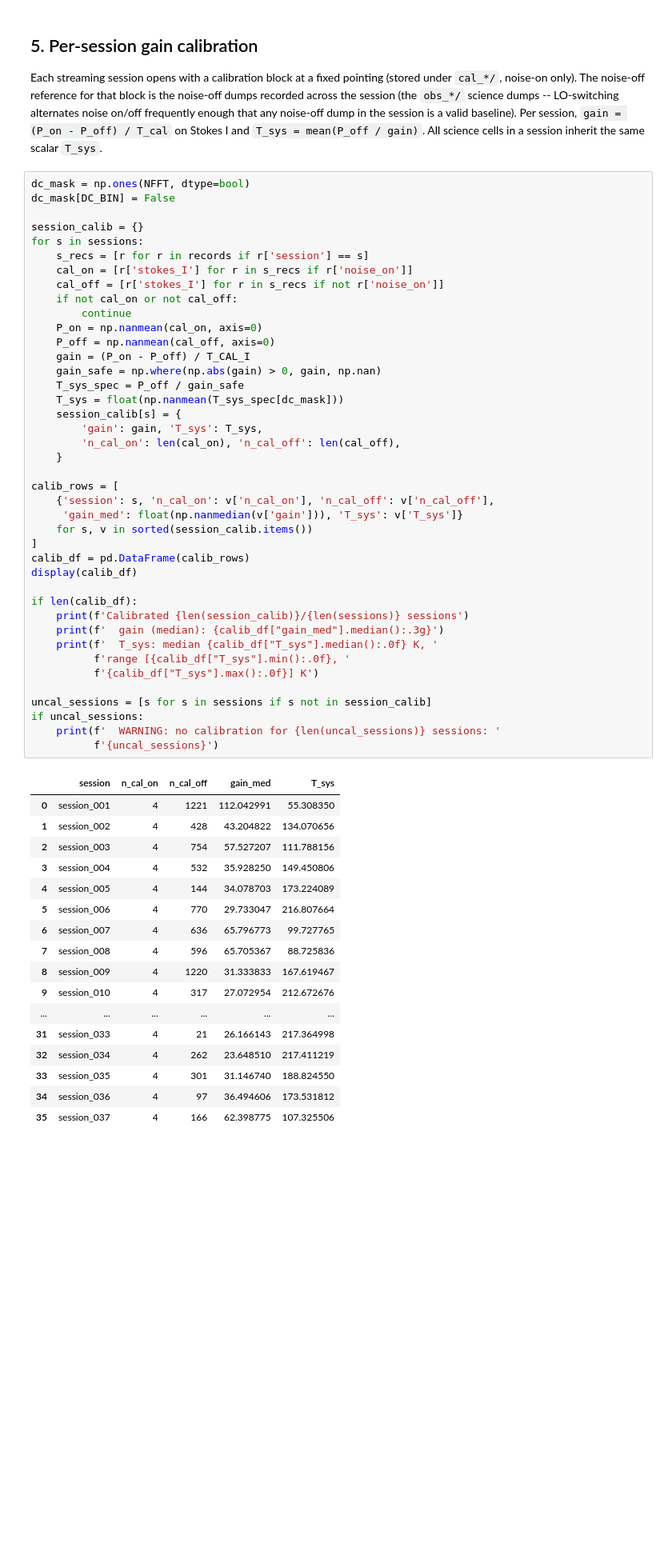
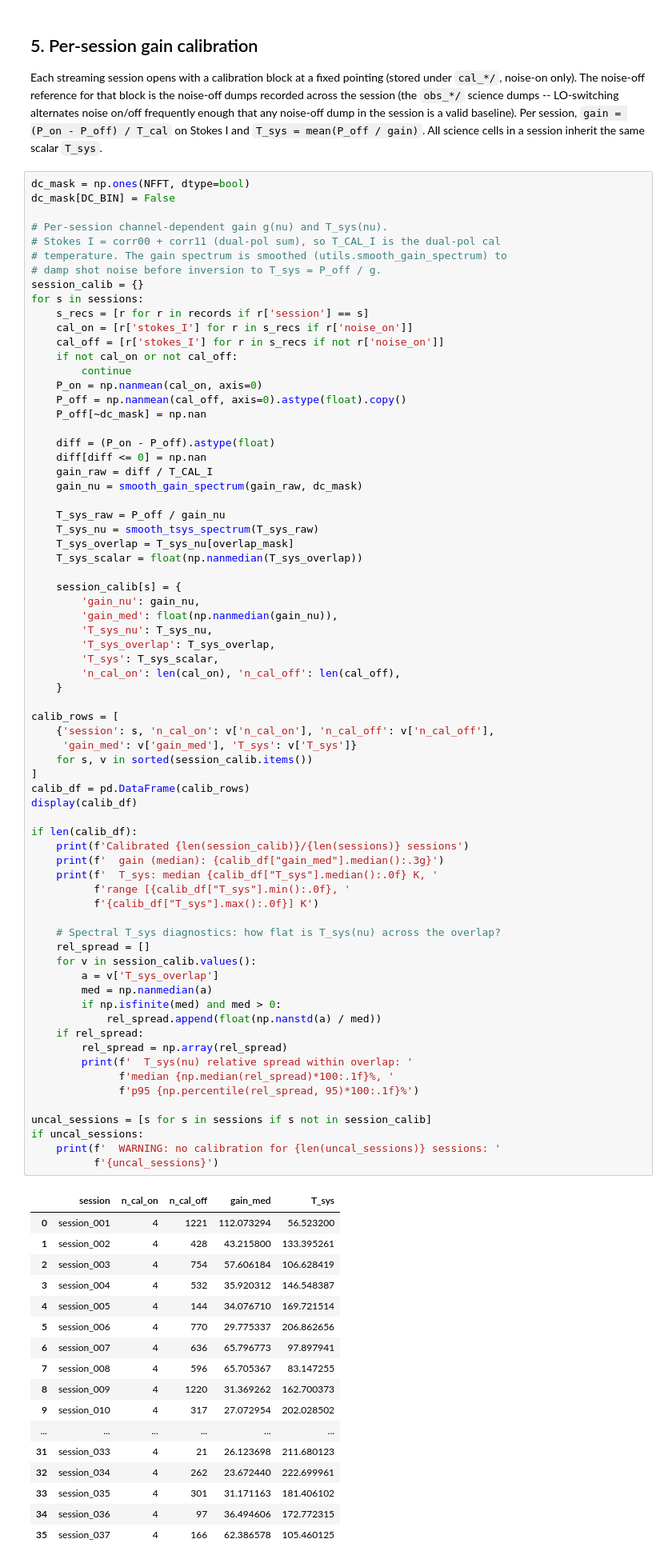
Before and after one commit to raw-asparagus/ay-121, a Jupyter notebook: labs/04/notebooks/02_scan_load.ipynb, the cells around one changed output. Shown at 80% size. Drawn from its saved outputs; the diff is of its cells as text; blank space fills up the shorter version.

```diff
--- a/labs/04/notebooks/02_scan_load.ipynb
+++ b/labs/04/notebooks/02_scan_load.ipynb
@@ -290,60 +290,89 @@ All science cells in a session inherit the same scalar `T_sys`.
 dc_mask = np.ones(NFFT, dtype=bool)
 dc_mask[DC_BIN] = False
 
+# Per-session channel-dependent gain g(nu) and T_sys(nu).
+# Stokes I = corr00 + corr11 (dual-pol sum), so T_CAL_I is the dual-pol cal
+# temperature. The gain spectrum is smoothed (utils.smooth_gain_spectrum) to
+# damp shot noise before inversion to T_sys = P_off / g.
 session_calib = {}
 for s in sessions:
     s_recs = [r for r in records if r['session'] == s]
     cal_on = [r['stokes_I'] for r in s_recs if r['noise_on']]
     cal_off = [r['stokes_I'] for r in s_recs if not r['noise_on']]
     if not cal_on or not cal_off:
         continue
     P_on = np.nanmean(cal_on, axis=0)
-    P_off = np.nanmean(cal_off, axis=0)
-    gain = (P_on - P_off) / T_CAL_I
-    gain_safe = np.where(np.abs(gain) > 0, gain, np.nan)
-    T_sys_spec = P_off / gain_safe
-    T_sys = float(np.nanmean(T_sys_spec[dc_mask]))
+    P_off = np.nanmean(cal_off, axis=0).astype(float).copy()
+    P_off[~dc_mask] = np.nan
+
+    diff = (P_on - P_off).astype(float)
+    diff[diff <= 0] = np.nan
+    gain_raw = diff / T_CAL_I
+    gain_nu = smooth_gain_spectrum(gain_raw, dc_mask)
+
+    T_sys_raw = P_off / gain_nu
+    T_sys_nu = smooth_tsys_spectrum(T_sys_raw)
+    T_sys_overlap = T_sys_nu[overlap_mask]
+    T_sys_scalar = float(np.nanmedian(T_sys_overlap))
+
     session_calib[s] = {
-        'gain': gain, 'T_sys': T_sys,
+        'gain_nu': gain_nu,
+        'gain_med': float(np.nanmedian(gain_nu)),
+        'T_sys_nu': T_sys_nu,
+        'T_sys_overlap': T_sys_overlap,
+        'T_sys': T_sys_scalar,
         'n_cal_on': len(cal_on), 'n_cal_off': len(cal_off),
     }
 
 calib_rows = [
     {'session': s, 'n_cal_on': v['n_cal_on'], 'n_cal_off': v['n_cal_off'],
-     'gain_med': float(np.nanmedian(v['gain'])), 'T_sys': v['T_sys']}
+     'gain_med': v['gain_med'], 'T_sys': v['T_sys']}
     for s, v in sorted(session_calib.items())
 ]
 calib_df = pd.DataFrame(calib_rows)
 display(calib_df)
 
 if len(calib_df):
     print(f'Calibrated {len(session_calib)}/{len(sessions)} sessions')
     print(f'  gain (median): {calib_df["gain_med"].median():.3g}')
     print(f'  T_sys: median {calib_df["T_sys"].median():.0f} K, '
           f'range [{calib_df["T_sys"].min():.0f}, '
           f'{calib_df["T_sys"].max():.0f}] K')
 
+    # Spectral T_sys diagnostics: how flat is T_sys(nu) across the overlap?
+    rel_spread = []
+    for v in session_calib.values():
+        a = v['T_sys_overlap']
+        med = np.nanmedian(a)
+        if np.isfinite(med) and med > 0:
+            rel_spread.append(float(np.nanstd(a) / med))
+    if rel_spread:
+        rel_spread = np.array(rel_spread)
+        print(f'  T_sys(nu) relative spread within overlap: '
+              f'median {np.median(rel_spread)*100:.1f}%, '
+              f'p95 {np.percentile(rel_spread, 95)*100:.1f}%')
+
 uncal_sessions = [s for s in sessions if s not in session_calib]
 if uncal_sessions:
     print(f'  WARNING: no calibration for {len(uncal_sessions)} sessions: '
           f'{uncal_sessions}')
 # %% [output]
 |  | session | n_cal_on | n_cal_off | gain_med | T_sys |
-| 0 | session_001 | 4 | 1221 | 112.042991 | 55.308350 |
-| 1 | session_002 | 4 | 428 | 43.204822 | 134.070656 |
-| 2 | session_003 | 4 | 754 | 57.527207 | 111.788156 |
-| 3 | session_004 | 4 | 532 | 35.928250 | 149.450806 |
-| 4 | session_005 | 4 | 144 | 34.078703 | 173.224089 |
-| 5 | session_006 | 4 | 770 | 29.733047 | 216.807664 |
-| 6 | session_007 | 4 | 636 | 65.796773 | 99.727765 |
-| 7 | session_008 | 4 | 596 | 65.705367 | 88.725836 |
-| 8 | session_009 | 4 | 1220 | 31.333833 | 167.619467 |
-| 9 | session_010 | 4 | 317 | 27.072954 | 212.672676 |
+| 0 | session_001 | 4 | 1221 | 112.073294 | 56.523200 |
+| 1 | session_002 | 4 | 428 | 43.215800 | 133.395261 |
+| 2 | session_003 | 4 | 754 | 57.606184 | 106.628419 |
+| 3 | session_004 | 4 | 532 | 35.920312 | 146.548387 |
+| 4 | session_005 | 4 | 144 | 34.076710 | 169.721514 |
+| 5 | session_006 | 4 | 770 | 29.775337 | 206.862656 |
+| 6 | session_007 | 4 | 636 | 65.796773 | 97.897941 |
+| 7 | session_008 | 4 | 596 | 65.705367 | 83.147255 |
+| 8 | session_009 | 4 | 1220 | 31.369262 | 162.700373 |
+| 9 | session_010 | 4 | 317 | 27.072954 | 202.028502 |
 | ... | ... | ... | ... | ... | ... |
-| 31 | session_033 | 4 | 21 | 26.166143 | 217.364998 |
-| 32 | session_034 | 4 | 262 | 23.648510 | 217.411219 |
-| 33 | session_035 | 4 | 301 | 31.146740 | 188.824550 |
-| 34 | session_036 | 4 | 97 | 36.494606 | 173.531812 |
-| 35 | session_037 | 4 | 166 | 62.398775 | 107.325506 |
+| 31 | session_033 | 4 | 21 | 26.123698 | 211.680123 |
+| 32 | session_034 | 4 | 262 | 23.672440 | 222.699961 |
+| 33 | session_035 | 4 | 301 | 31.171163 | 181.406102 |
+| 34 | session_036 | 4 | 97 | 36.494606 | 172.772315 |
+| 35 | session_037 | 4 | 166 | 62.386578 | 105.460125 |
 Calibrated 36/36 sessions
   gain (median): 37.1
```
Also changed, not shown: parts of 9 cells of this notebook, 13 other files.
